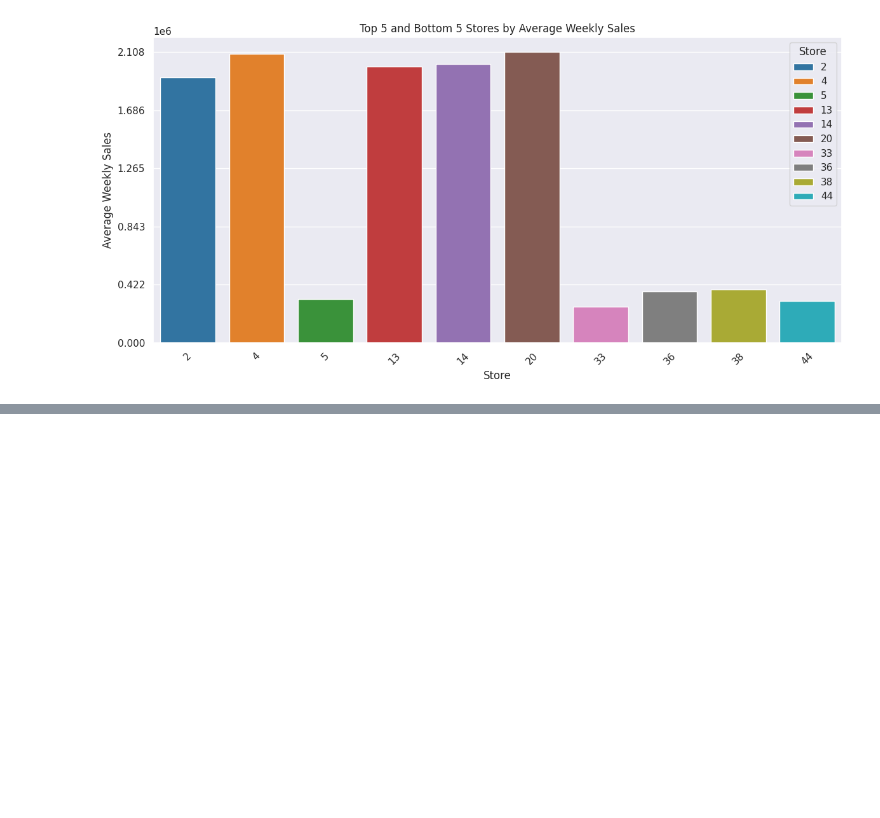
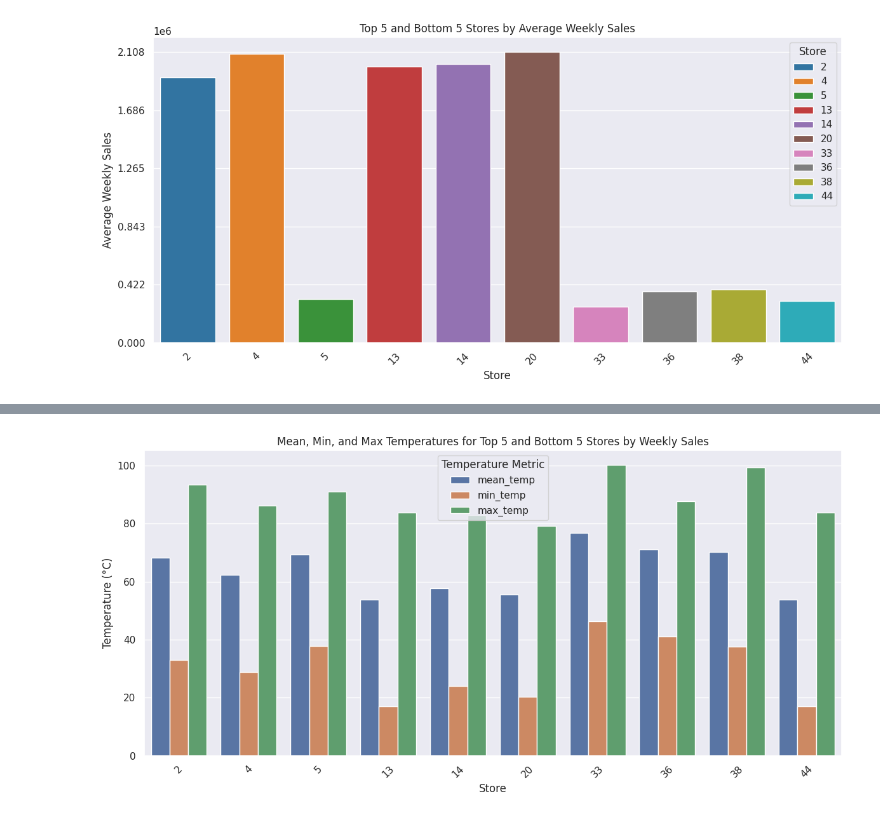
Before and after one commit to yushi2006/walmart-sales-forecasting, a Jupyter notebook: notebooks/EDA.ipynb, the cells around one changed output, grey strips where cells are left out. Cells and saved outputs as stored; diff of their text form; code cells hidden in the pictures; blank space fills up the shorter version.

Commit message:
some shitty eda for temperature

```diff
--- a/notebooks/EDA.ipynb
+++ b/notebooks/EDA.ipynb
@@ -95,0 +108,10 @@ plt.show()
+# %%
+# Interesting question, Question 2: what is the most frequent weather for each of the ten stores
+# We can get the mean, max, and min of the temp grouped by the store
+
+# Now we need to get the mean, max, and min temp for each store
+temp_df = df[df['Store'].isin(combined_stores['Store'].unique())].groupby('Store')['Temperature'].agg(['mean', 'min', 'max']).reset_index()
+
+temp_df.columns = ['Store', 'mean_temp', 'min_temp', 'max_temp']
+
+temp_df
@@ -95,0 +130,19 @@ plt.show()
+# %%
+temp_df_melted = pd.melt(temp_df, id_vars=['Store'], value_vars=['mean_temp', 'min_temp', 'max_temp'],
+                         var_name='Metric', value_name='Temperature')
+
+plt.figure(figsize=(12, 6))
+sns.barplot(data=temp_df_melted, x='Store', y='Temperature', hue='Metric')
+
+plt.title('Mean, Min, and Max Temperatures for Top 5 and Bottom 5 Stores by Weekly Sales')
+plt.xlabel('Store')
+plt.ylabel('Temperature (°C)')
+plt.legend(title='Temperature Metric')
+plt.xticks(rotation=45)
+plt.tight_layout()
+
+#plt.savefig('temperature_stats_by_store.png')
+
+plt.show()
+# %% [output]
+[figure, added]
```
Also changed, not shown: parts of 3 cells of this notebook.
